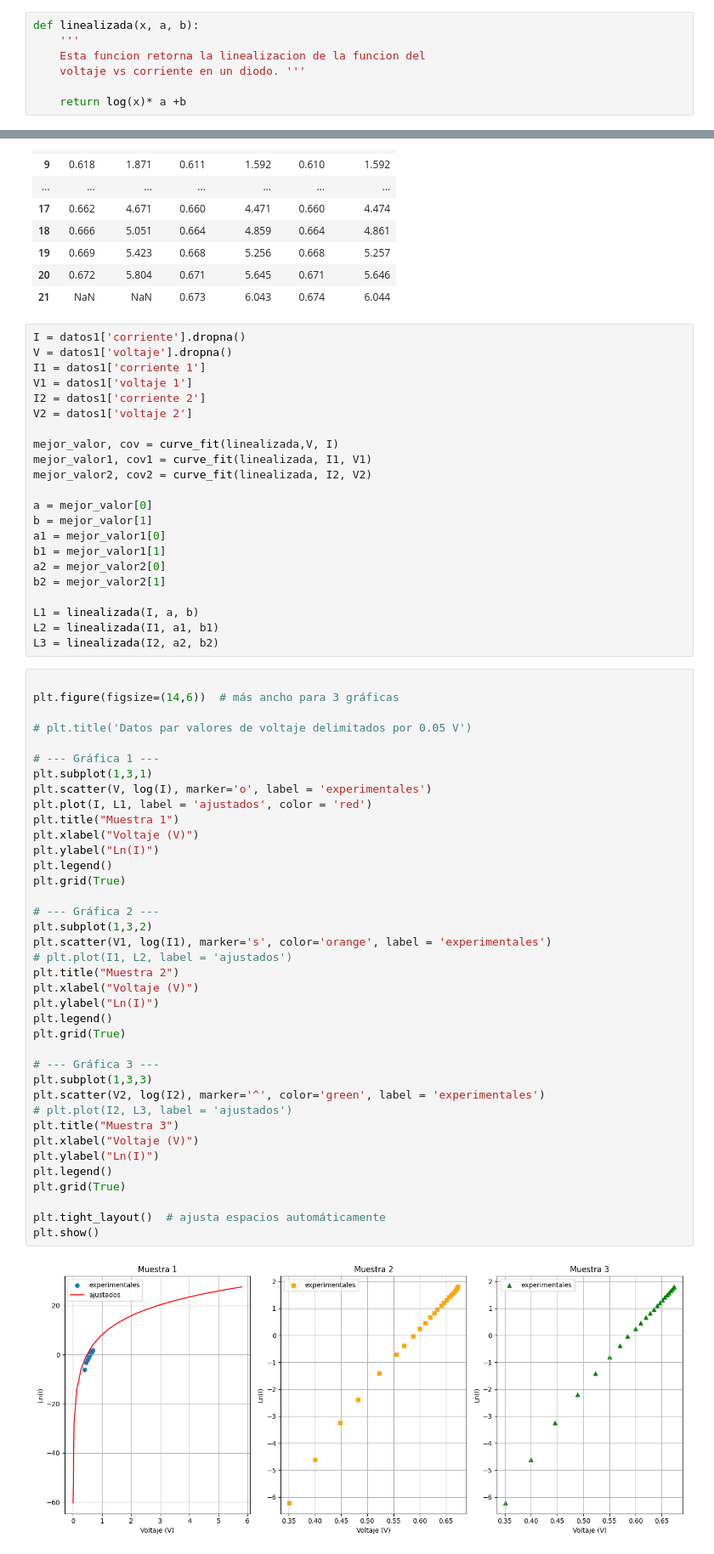
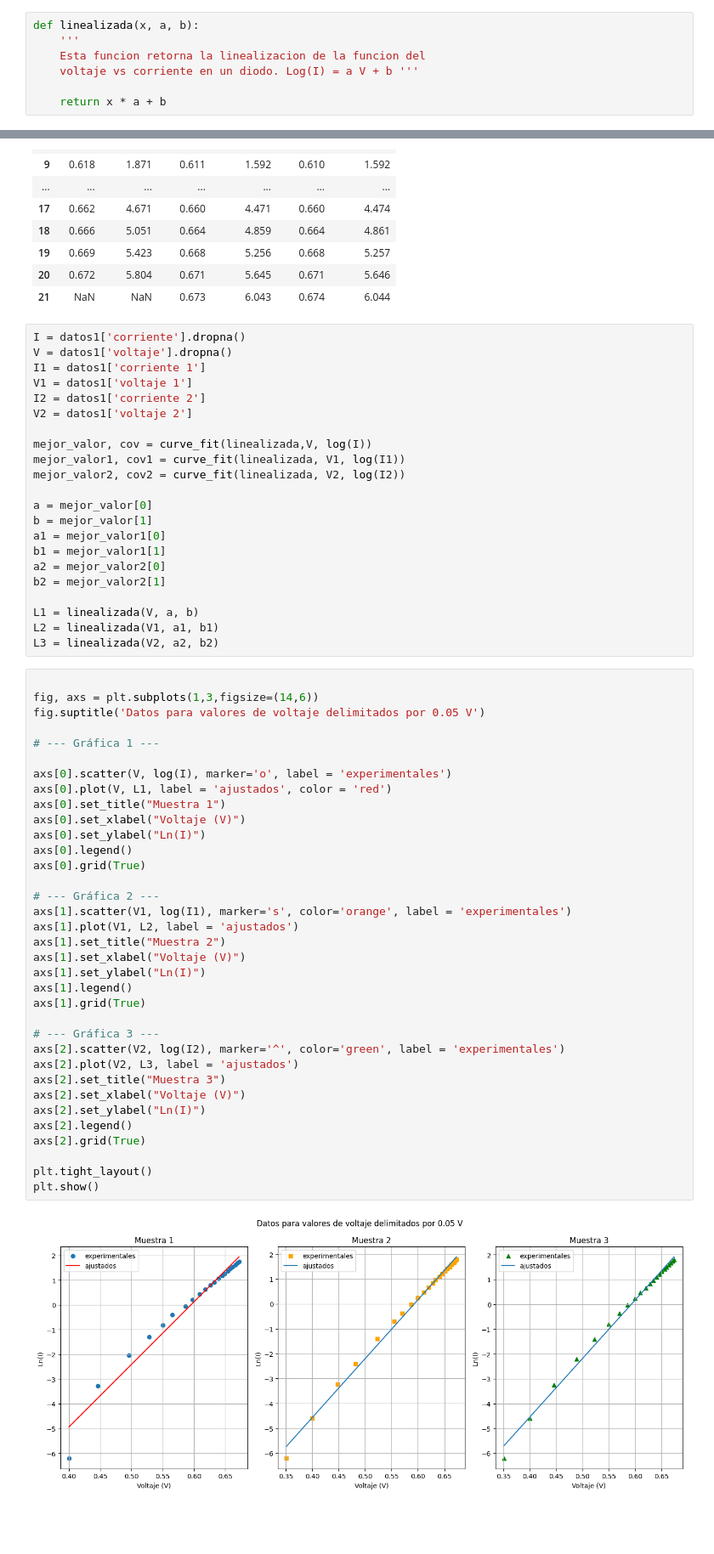
Before and after one commit to Jesus-Gamboa/Experimental_IV, a Jupyter notebook: Medida_de_la_constante_de_Boltzman/Untitled-1.ipynb, the cells around one changed output, grey strips where cells are left out. Shown at 85% size. Cells and saved outputs as stored; diff of their text form; blank space fills up the shorter version.

```diff
--- a/Medida_de_la_constante_de_Boltzman/Untitled-1.ipynb
+++ b/Medida_de_la_constante_de_Boltzman/Untitled-1.ipynb
@@ -14,9 +14,9 @@ def exponencial(x, a, b):
 def linealizada(x, a, b):
     '''
     Esta funcion retorna la linealizacion de la funcion del
-    voltaje vs corriente en un diodo. '''
+    voltaje vs corriente en un diodo. Log(I) = a V + b '''
 
-    return log(x)* a +b
+    return x * a + b
 # %% [markdown]
 # Datos delimitados de a 0.005
 # %%
@@ -202,9 +202,9 @@ V1 = datos1['voltaje 1']
 I2 = datos1['corriente 2']
 V2 = datos1['voltaje 2']
 
-mejor_valor, cov = curve_fit(linealizada,V, I)
-mejor_valor1, cov1 = curve_fit(linealizada, I1, V1)
-mejor_valor2, cov2 = curve_fit(linealizada, I2, V2)
+mejor_valor, cov = curve_fit(linealizada,V, log(I))
+mejor_valor1, cov1 = curve_fit(linealizada, V1, log(I1))
+mejor_valor2, cov2 = curve_fit(linealizada, V2, log(I2))
 
 a = mejor_valor[0]
 b = mejor_valor[1]
@@ -213,46 +213,43 @@ b1 = mejor_valor1[1]
 a2 = mejor_valor2[0]
 b2 = mejor_valor2[1]
 
-L1 = linealizada(I, a, b)
-L2 = linealizada(I1, a1, b1)
-L3 = linealizada(I2, a2, b2)
+L1 = linealizada(V, a, b)
+L2 = linealizada(V1, a1, b1)
+L3 = linealizada(V2, a2, b2)
 # %%
 
-plt.figure(figsize=(14,6))  # más ancho para 3 gráficas
-
-# plt.title('Datos par valores de voltaje delimitados por 0.05 V')
+fig, axs = plt.subplots(1,3,figsize=(14,6))
+fig.suptitle('Datos para valores de voltaje delimitados por 0.05 V')
 
 # --- Gráfica 1 ---
-plt.subplot(1,3,1)
-plt.scatter(V, log(I), marker='o', label = 'experimentales')
-plt.plot(I, L1, label = 'ajustados', color = 'red')
-plt.title("Muestra 1")
-plt.xlabel("Voltaje (V)")
-plt.ylabel("Ln(I)")
-plt.legend()
-plt.grid(True)
+
+axs[0].scatter(V, log(I), marker='o', label = 'experimentales')
+axs[0].plot(V, L1, label = 'ajustados', color = 'red')
+axs[0].set_title("Muestra 1")
+axs[0].set_xlabel("Voltaje (V)")
+axs[0].set_ylabel("Ln(I)")
+axs[0].legend()
+axs[0].grid(True)
 
 # --- Gráfica 2 ---
-plt.subplot(1,3,2)
-plt.scatter(V1, log(I1), marker='s', color='orange', label = 'experimentales')
-# plt.plot(I1, L2, label = 'ajustados')
-plt.title("Muestra 2")
-plt.xlabel("Voltaje (V)")
-plt.ylabel("Ln(I)")
-plt.legend()
-plt.grid(True)
+axs[1].scatter(V1, log(I1), marker='s', color='orange', label = 'experimentales')
+axs[1].plot(V1, L2, label = 'ajustados')
+axs[1].set_title("Muestra 2")
+axs[1].set_xlabel("Voltaje (V)")
+axs[1].set_ylabel("Ln(I)")
+axs[1].legend()
+axs[1].grid(True)
 
 # --- Gráfica 3 ---
-plt.subplot(1,3,3)
-plt.scatter(V2, log(I2), marker='^', color='green', label = 'experimentales')
-# plt.plot(I2, L3, label = 'ajustados')
-plt.title("Muestra 3")
-plt.xlabel("Voltaje (V)")
-plt.ylabel("Ln(I)")
-plt.legend()
-plt.grid(True)
+axs[2].scatter(V2, log(I2), marker='^', color='green', label = 'experimentales')
+axs[2].plot(V2, L3, label = 'ajustados')
+axs[2].set_title("Muestra 3")
+axs[2].set_xlabel("Voltaje (V)")
+axs[2].set_ylabel("Ln(I)")
+axs[2].legend()
+axs[2].grid(True)
 
-plt.tight_layout()  # ajusta espacios automáticamente
+plt.tight_layout()
 plt.show()
 # %% [output]
-[figure, old version]
+[figure, new version]
```
Also changed, not shown: parts of 10 cells of this notebook.
